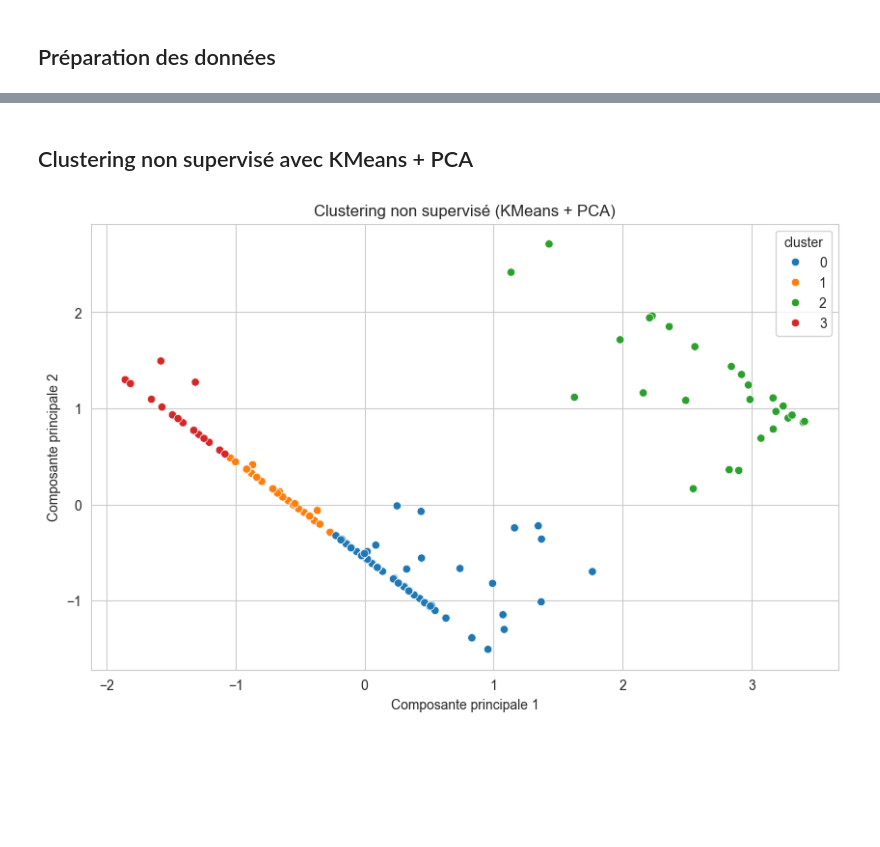
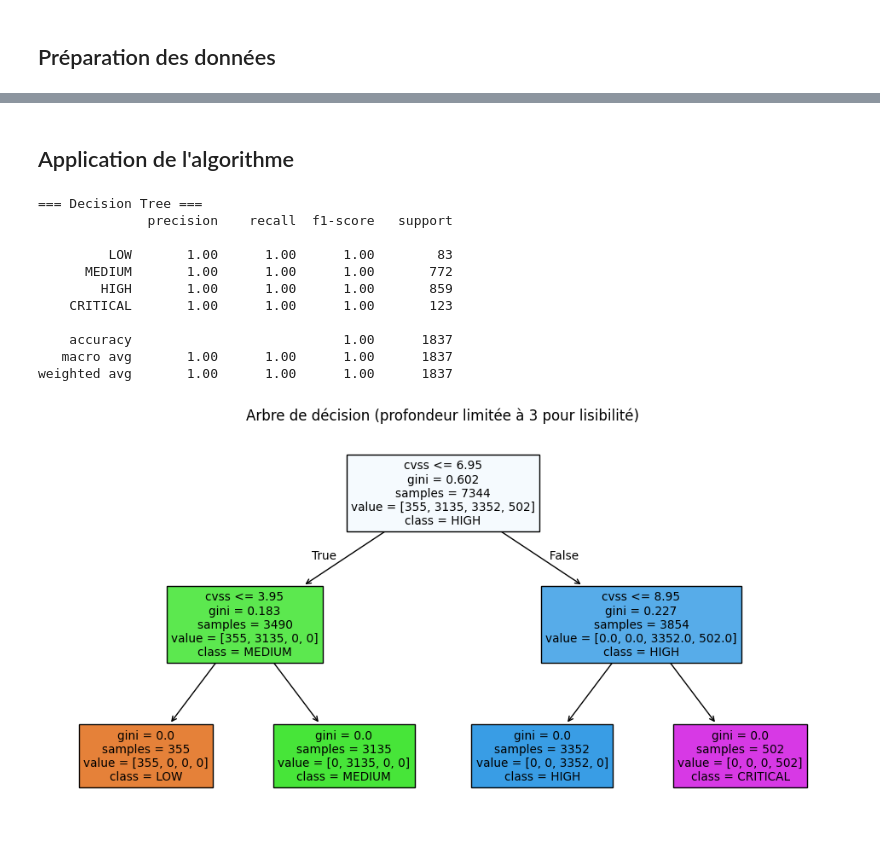
Before and after one commit to Candicemamou/ProjetFinalData, a Jupyter notebook: mnt/data/visualisation_cve_etape5.ipynb, the cells around one changed output, grey strips where cells are left out. Saved outputs shown, nothing was run; the diff lists cells and outputs as text; code cells hidden in the pictures; blank space fills up the shorter version.

```diff
--- a/mnt/data/visualisation_cve_etape5.ipynb
+++ b/mnt/data/visualisation_cve_etape5.ipynb
@@ -190,24 +406,40 @@ weighted avg       0.99      0.99      0.99        75
-# %% [markdown]
-## Clustering non supervisé avec KMeans + PCA
-# %%
-from sklearn.cluster import KMeans
-from sklearn.decomposition import PCA
-
-X_scaled = scaler.fit_transform(df[['cvss', 'epss']])
-kmeans = KMeans(n_clusters=4, random_state=42)
-df['cluster'] = kmeans.fit_predict(X_scaled)
-
-pca = PCA(n_components=2)
-pca_result = pca.fit_transform(X_scaled)
-df['pca1'] = pca_result[:, 0]
-df['pca2'] = pca_result[:, 1]
-
-plt.figure(figsize=(10, 6))
-sns.scatterplot(data=df, x='pca1', y='pca2', hue='cluster', palette='tab10')
-plt.title("Clustering non supervisé (KMeans + PCA)")
-plt.xlabel("Composante principale 1")
-plt.ylabel("Composante principale 2")
-plt.grid(True)
-plt.show()
-# %% [output]
-[figure, removed]
+# %% [markdown]
+## Application de l'algorithme
+# %%
+from sklearn.tree import DecisionTreeClassifier, plot_tree
+from sklearn.metrics import classification_report
+from sklearn.model_selection import train_test_split
+import matplotlib.pyplot as plt
+
+# Séparation des données en ensemble d'entraînement/test
+X_train, X_test, y_train, y_test = train_test_split(X, y, test_size=0.2, random_state=42)
+
+# Entraînement du modèle Decision Tree
+dt = DecisionTreeClassifier(random_state=42)
+dt.fit(X_train, y_train)
+
+# Prédiction
+y_pred = dt.predict(X_test)
+
+# Évaluation
+print("=== Decision Tree ===")
+print(classification_report(y_test, y_pred, target_names=severity_mapping.keys()))
+
+# Affichage de l’arbre (simplifié pour visualisation)
+plt.figure(figsize=(12, 6))
+plot_tree(dt, feature_names=features, class_names=list(severity_mapping.keys()), filled=True, max_depth=3)
+plt.title("Arbre de décision (profondeur limitée à 3 pour lisibilité)")
+plt.show()
+# %% [output]
+=== Decision Tree ===
+              precision    recall  f1-score   support
+
+         LOW       1.00      1.00      1.00        83
+      MEDIUM       1.00      1.00      1.00       772
+        HIGH       1.00      1.00      1.00       859
+    CRITICAL       1.00      1.00      1.00       123
+
+    accuracy                           1.00      1837
+   macro avg       1.00      1.00      1.00      1837
+weighted avg       1.00      1.00      1.00      1837
+[figure, added]
```
Also changed, not shown: parts of 39 cells of this notebook.
